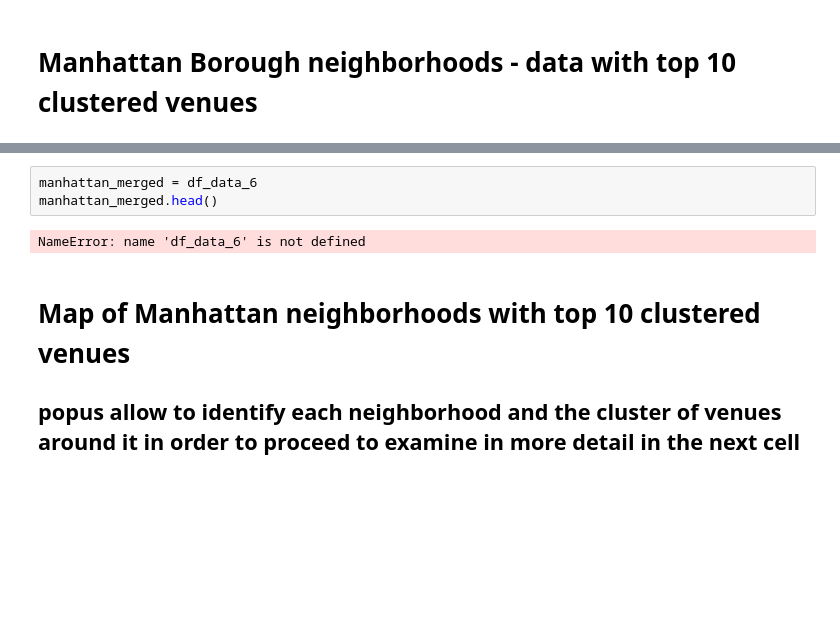
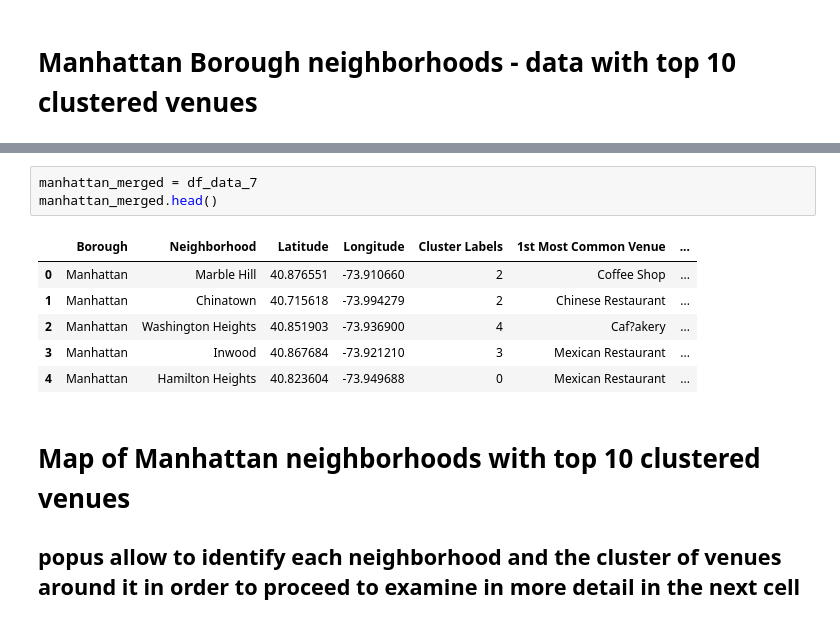
Before and after one commit to guyravet/Coursera_Capstone, a Jupyter notebook: Battle of Neighborhoods - 2 by GR.ipynb, the cells around one changed output, grey strips where cells are left out. Drawn from its saved outputs; the diff is of its cells as text; blank space fills up the shorter version.

```diff
--- a/Battle of Neighborhoods - 2 by GR.ipynb
+++ b/Battle of Neighborhoods - 2 by GR.ipynb
@@ -226,8 +231,13 @@ UnicodeDecodeError: 'utf-8' codec can't decode byte 0xe9 in position 3: unexpect
 # %%
-manhattan_merged = df_data_6
+manhattan_merged = df_data_7
 manhattan_merged.head()
 # %% [output]
-NameError: name 'df_data_6' is not defined
+|  | Borough | Neighborhood | Latitude | Longitude | Cluster Labels | 1st Most Common Venue | ... |
+| 0 | Manhattan | Marble Hill | 40.876551 | -73.910660 | 2 | Coffee Shop | ... |
+| 1 | Manhattan | Chinatown | 40.715618 | -73.994279 | 2 | Chinese Restaurant | ... |
+| 2 | Manhattan | Washington Heights | 40.851903 | -73.936900 | 4 | Caf?akery | ... |
+| 3 | Manhattan | Inwood | 40.867684 | -73.921210 | 3 | Mexican Restaurant | ... |
+| 4 | Manhattan | Hamilton Heights | 40.823604 | -73.949688 | 0 | Mexican Restaurant | ... |
 # %% [markdown]
 # Map of Manhattan neighborhoods with top 10 clustered venues
 
```
Also changed, not shown: parts of 16 cells of this notebook.
